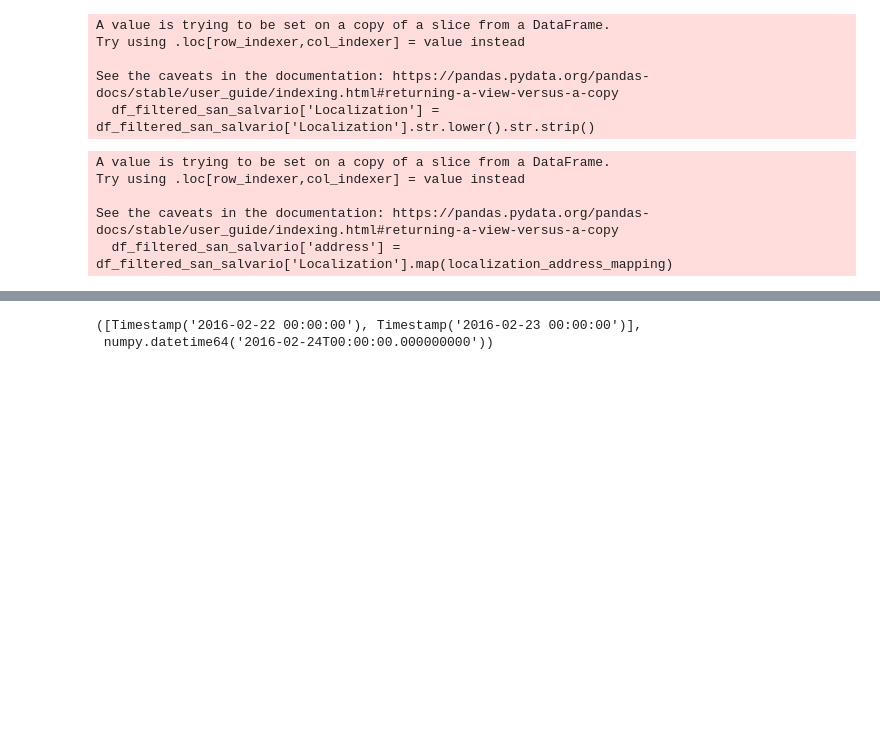
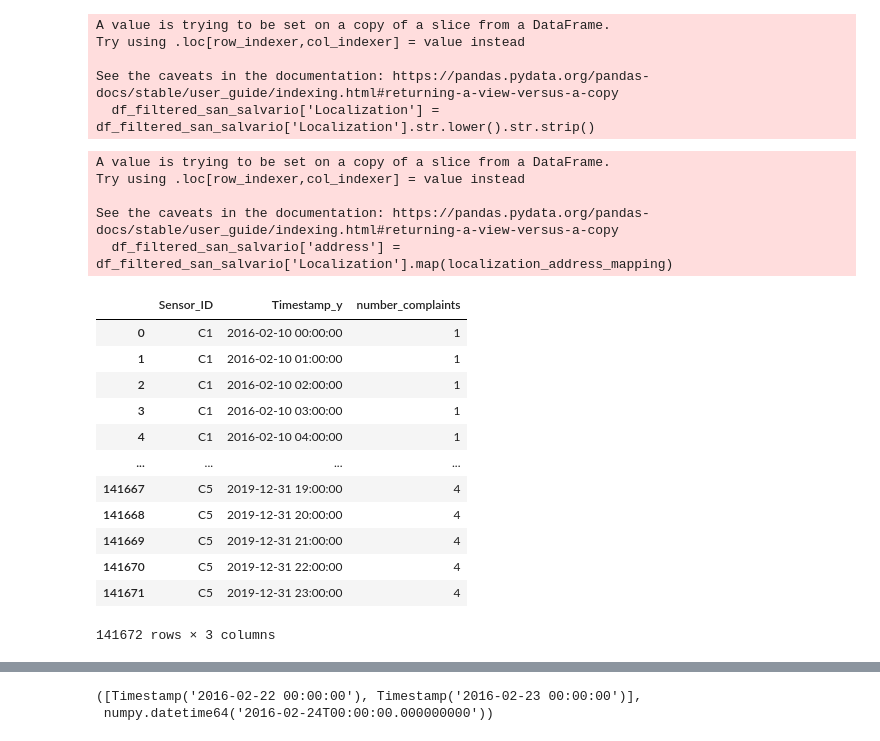
Before and after one commit to TiagoFilipeSousaGoncalves/wdl-tech-moguls, a Jupyter notebook: finals/Deliverable.ipynb, the cells around one changed output, grey strips where cells are left out. Drawn from its saved outputs; the diff is of its cells as text; code cells hidden in the pictures; blank space fills up the shorter version.

```diff
--- a/finals/Deliverable.ipynb
+++ b/finals/Deliverable.ipynb
@@ -160,3 +82,7 @@ sensor_list
+# %%
+businesses_within_500m_radius = pd.read_csv('data/pois_per_sensor/thresh_df_0.5.csv', sep=';')
+# %%
+sensor_list = sensor_list.merge(businesses_within_500m_radius, on=['Sensor_ID'])
 # %%
 file_paths_noise_data = [
     'data/noise_data/san_salvario_2016.csv',
@@ -209,3 +135,27 @@ See the caveats in the documentation: https://pandas.pydata.org/pandas-docs/stab
 df_filtered_san_salvario = df_filtered_san_salvario[~df_filtered_san_salvario.address.isna()]
 
 # Tiago starts here
+# %%
+tmp = df_filtered_san_salvario.merge(data, on=['address'])
+
+tmp['Timestamp_x'] = pd.to_datetime(tmp['Timestamp_x'])
+tmp['Timestamp_y'] = pd.to_datetime(tmp['Timestamp_y'])
+
+indexNames = tmp[tmp['Timestamp_x']>tmp['Timestamp_y']].index
+tmp.drop(indexNames , inplace=True)
+
+tmp.groupby(['Sensor_ID', 'Timestamp_y']).size().reset_index(name='number_complaints')
+# %% [output]
+|  | Sensor_ID | Timestamp_y | number_complaints |
+| 0 | C1 | 2016-02-10 00:00:00 | 1 |
+| 1 | C1 | 2016-02-10 01:00:00 | 1 |
+| 2 | C1 | 2016-02-10 02:00:00 | 1 |
+| 3 | C1 | 2016-02-10 03:00:00 | 1 |
+| 4 | C1 | 2016-02-10 04:00:00 | 1 |
+| ... | ... | ... | ... |
+| 141667 | C5 | 2019-12-31 19:00:00 | 4 |
+| 141668 | C5 | 2019-12-31 20:00:00 | 4 |
+| 141669 | C5 | 2019-12-31 21:00:00 | 4 |
+| 141670 | C5 | 2019-12-31 22:00:00 | 4 |
+| 141671 | C5 | 2019-12-31 23:00:00 | 4 |
+141672 rows × 3 columns
```
Also changed, not shown: parts of 39 cells of this notebook.
